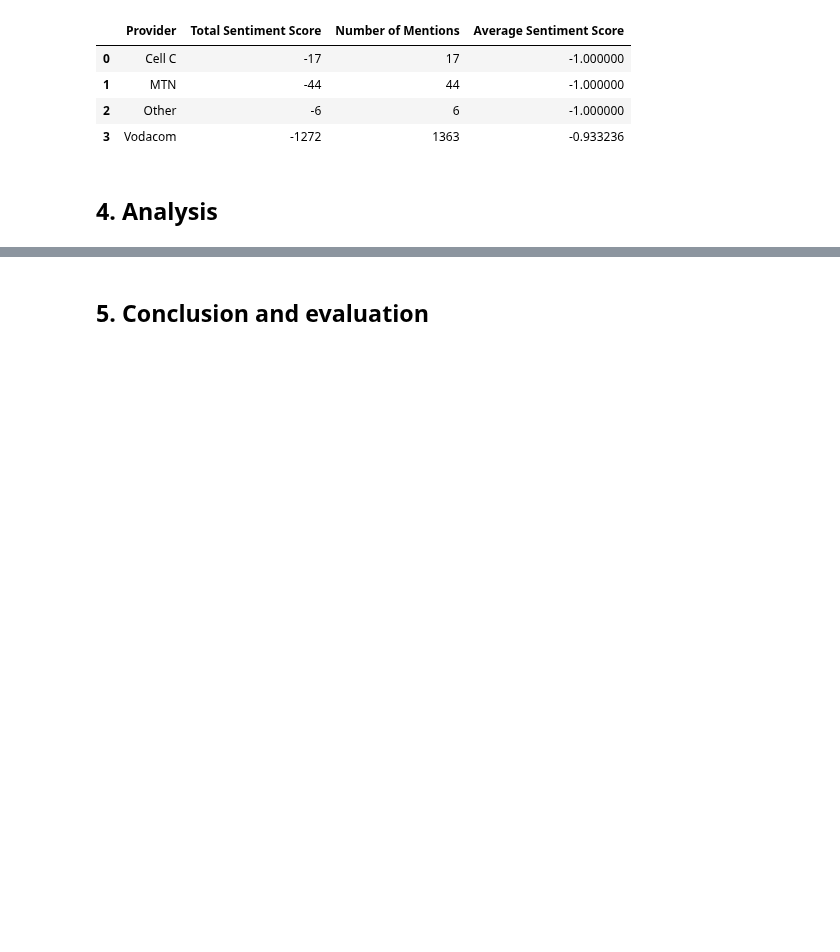
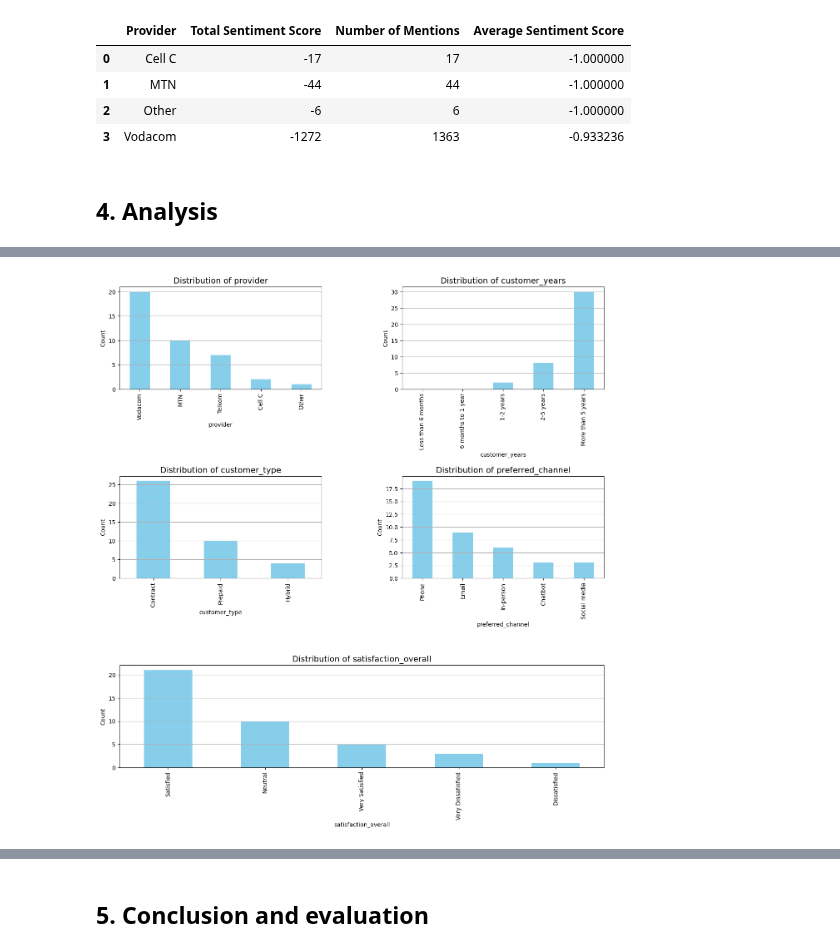
Before and after one commit to JohnnyFoulds/dsm050-2023-apr, a Jupyter notebook: notebooks/04_draft/04-02_pre_processing.ipynb, the cells around one changed output, grey strips where cells are left out. Saved outputs shown, nothing was run; the diff lists cells and outputs as text; code cells hidden in the pictures; blank space fills up the shorter version.

```diff
--- a/notebooks/04_draft/04-02_pre_processing.ipynb
+++ b/notebooks/04_draft/04-02_pre_processing.ipynb
@@ -727,0 +796,6 @@ display(grouped_aspects_by_provider)
+# %%
+# List of customer service columns to plot
+customer_service_columns = ['provider', 'customer_years', 'customer_type', 'preferred_channel', 'satisfaction_overall']
+plot_individual_distributions(df_survey, customer_service_columns, hspace=0.85)
+# %% [output]
+[figure, added]
```
Also changed, not shown: parts of 8 cells of this notebook.
